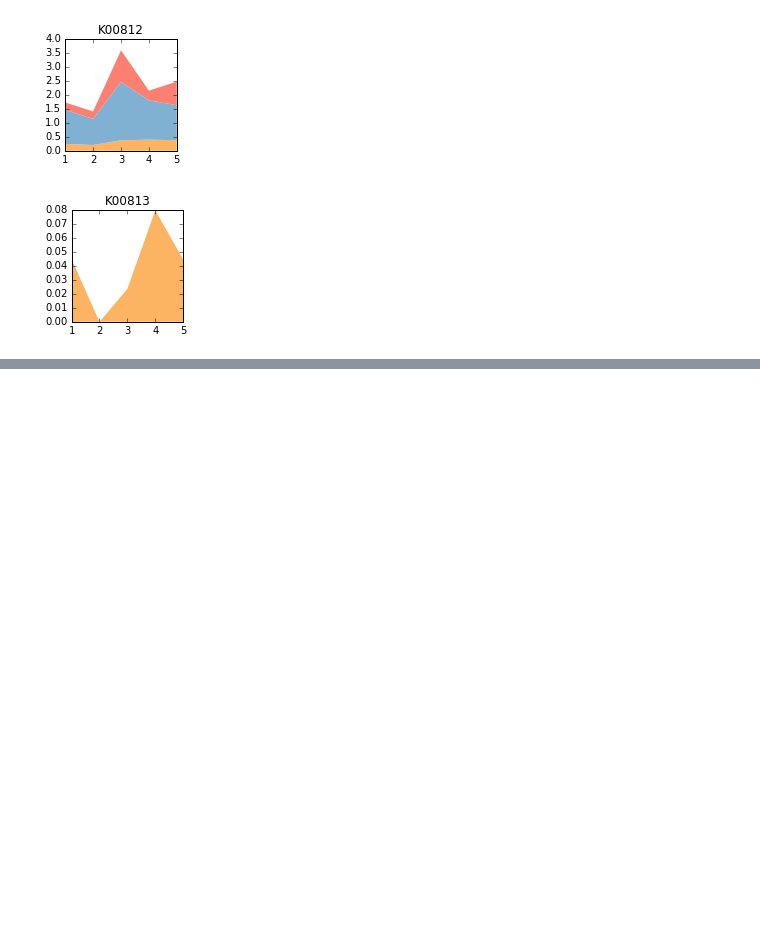
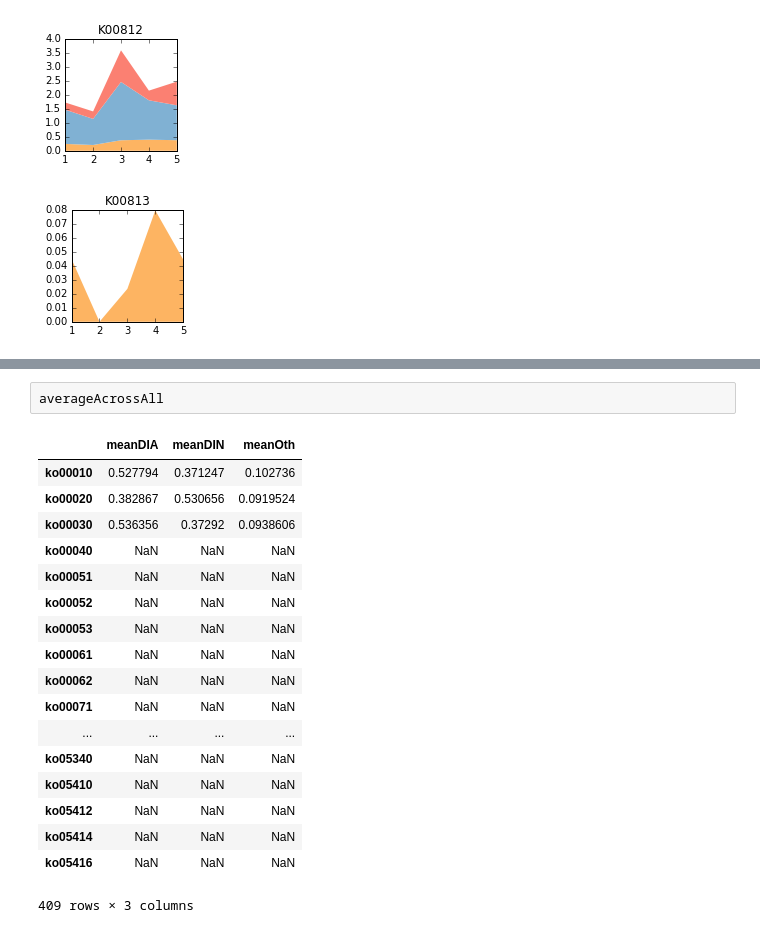
Before and after one commit to KujawinskiLaboratory/NB_Distribution, a Jupyter notebook: Linking CO and KOs.combined.ipynb, the cells around one changed output, grey strips where cells are left out. Saved outputs shown, nothing was run; the diff lists cells and outputs as text; blank space fills up the shorter version.

```diff
--- a/Linking CO and KOs.combined.ipynb
+++ b/Linking CO and KOs.combined.ipynb
@@ -692,0 +812,21 @@ plotMultipleEC('K00811')
+# %%
+averageAcrossAll
+# %% [output]
+|  | meanDIA | meanDIN | meanOth |
+| ko00010 | 0.527794 | 0.371247 | 0.102736 |
+| ko00020 | 0.382867 | 0.530656 | 0.0919524 |
+| ko00030 | 0.536356 | 0.37292 | 0.0938606 |
+| ko00040 | NaN | NaN | NaN |
+| ko00051 | NaN | NaN | NaN |
+| ko00052 | NaN | NaN | NaN |
+| ko00053 | NaN | NaN | NaN |
+| ko00061 | NaN | NaN | NaN |
+| ko00062 | NaN | NaN | NaN |
+| ko00071 | NaN | NaN | NaN |
+| ... | ... | ... | ... |
+| ko05340 | NaN | NaN | NaN |
+| ko05410 | NaN | NaN | NaN |
+| ko05412 | NaN | NaN | NaN |
+| ko05414 | NaN | NaN | NaN |
+| ko05416 | NaN | NaN | NaN |
+409 rows × 3 columns
```
Also changed, not shown: parts of 16 cells of this notebook, 2 other files.
